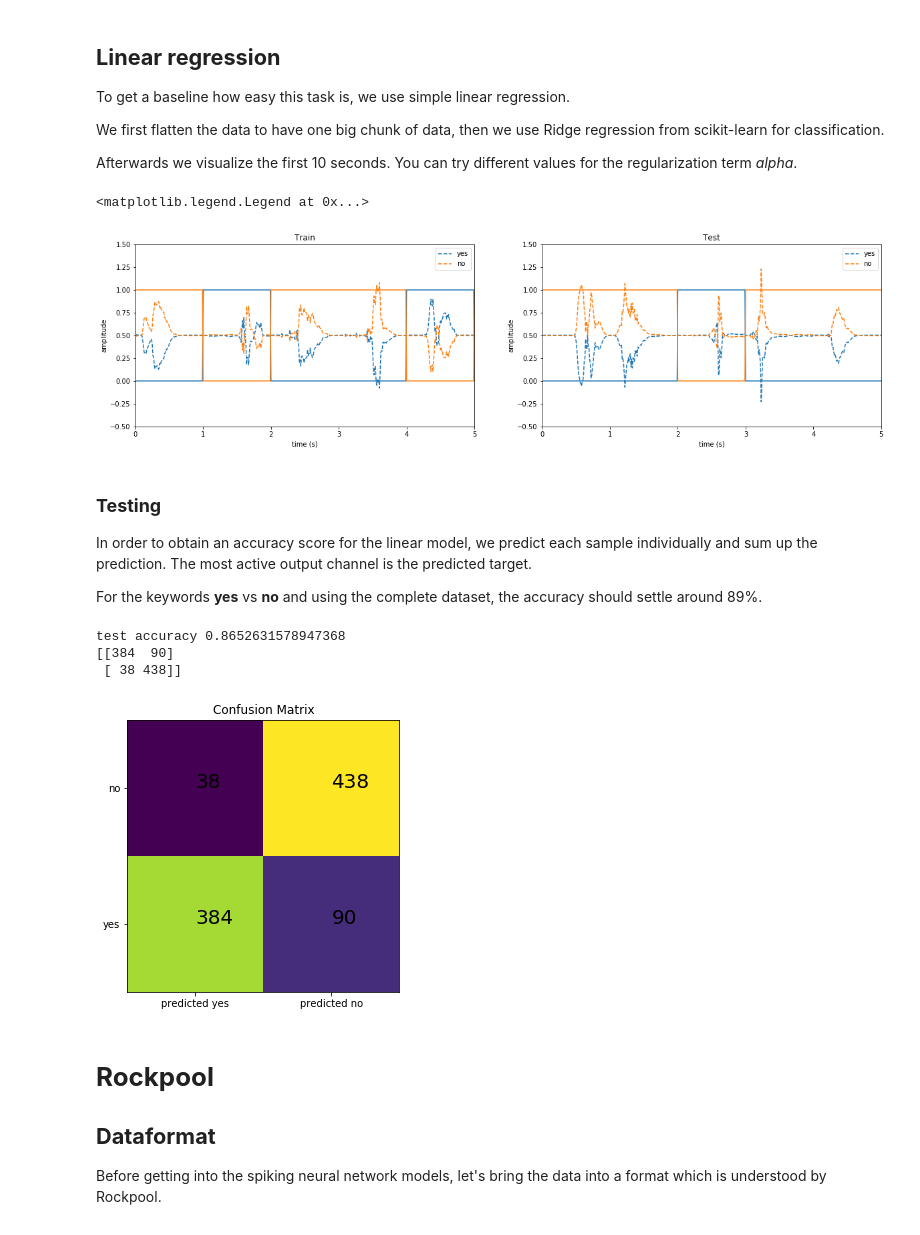
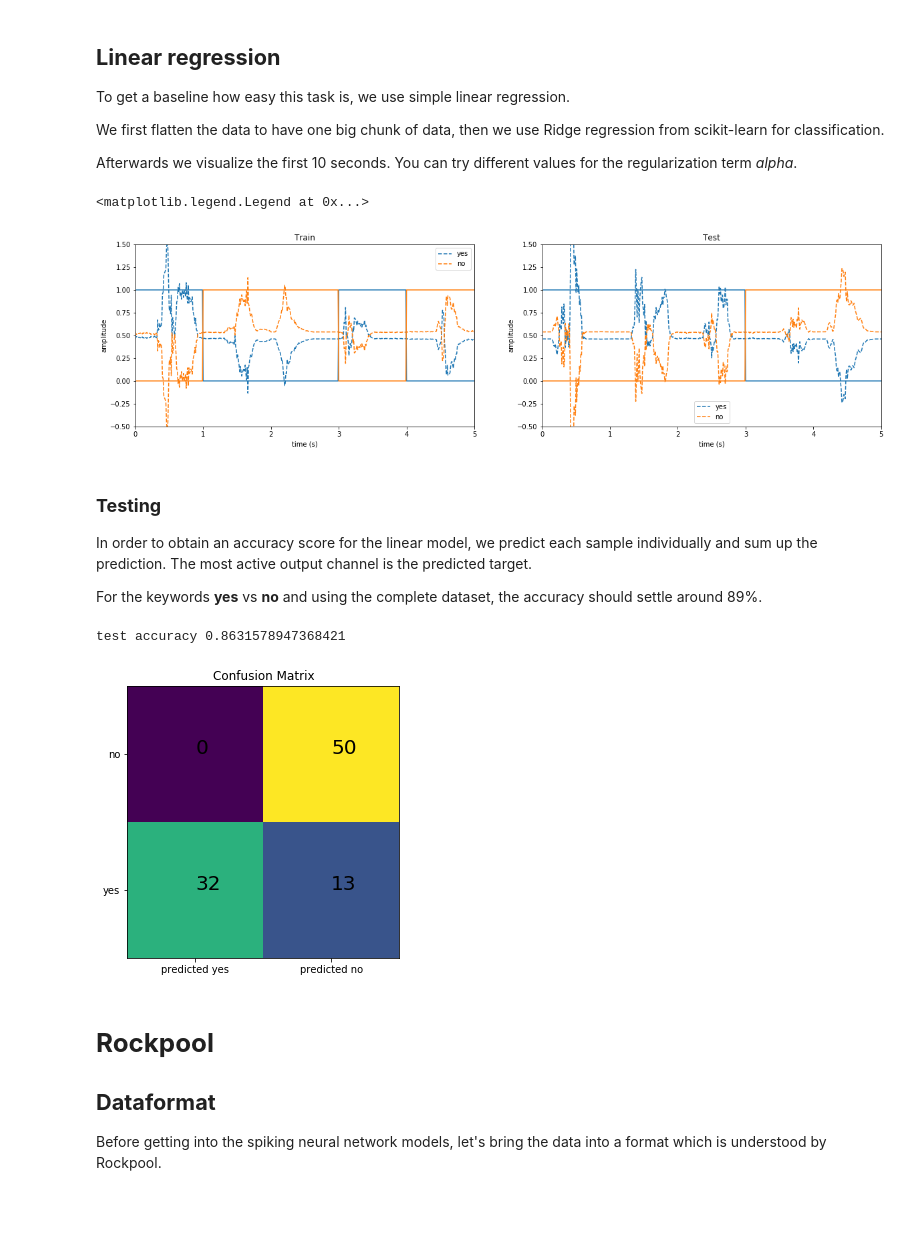
Before and after one commit to synsense/snn-workshop-amld-2020, a Jupyter notebook: Notebooks/AudioProcessing/TwoWordClassifier_Complete.ipynb, the cells around one changed output. Drawn from its saved outputs; the diff is of its cells as text; code cells hidden in the pictures.

```diff
--- a/Notebooks/AudioProcessing/TwoWordClassifier_Complete.ipynb
+++ b/Notebooks/AudioProcessing/TwoWordClassifier_Complete.ipynb
@@ -179,7 +179,7 @@ Available keywords are **yes**, **no**, **left**, **right** and **on**.
 # %%
 from glob2 import glob
 
-percentage = 1.0 # how much data to use
+percentage = 0.1 # how much data to use
 
 keywords = ['yes', 'no'] # options: left, right, on, yes, no
 ratio_train = 0.8
@@ -266,7 +266,7 @@ ax1.plot(test_time, test_targets_flat)
 ax1.legend(keywords)
 # %% [output]
 <matplotlib.legend.Legend at 0x...>
-[figure, old version]
+[figure, new version]
 # %% [markdown]
 ### **Testing**
 
@@ -276,37 +276,35 @@ For the keywords **yes** vs **no** and using the complete dataset, the accuracy
 # %%
 from sklearn.metrics import accuracy_score, confusion_matrix
 
 true_labels = []
 pred_labels = []
 
 for i, d in tqdm(enumerate(test_data)):
     pred = clf.predict(d)
     pred_label = np.argmax(np.sum(pred, axis=0))
     true_label = np.argmax(np.sum(test_targets[i], axis=0))
 
     true_labels.append(true_label)
     pred_labels.append(pred_label)
 
 rr_acc = accuracy_score(true_labels, pred_labels)
 rr_cm = confusion_matrix(true_labels, pred_labels)
 
 print(f"\n\ntest accuracy {rr_acc}")
 
 plt.figure(figsize=(20, 5))
 plt.imshow(rr_cm)
 plt.xlim([-0.5, 1.5])
 plt.ylim([-0.5, 1.5])
 plt.title("Confusion Matrix")
 plt.xticks([0, 1], ["predicted " + k for k in keywords])
 plt.yticks([0, 1], keywords)
 for i, _ in enumerate(rr_cm):
     for j, _ in enumerate(rr_cm[i]):
-        plt.text(j, i, rr_cm[i, j], fontsize=20)
+        plt.text(j, i, rr_cm[i, j], fontsize=20, color='black')
 # %% [output]
-test accuracy 0.8652631578947368
-[[384  90]
- [ 38 438]]
+test accuracy 0.8631578947368421
-[figure, old version]
+[figure, new version]
 # %% [markdown]
 # **Rockpool**
 
```
Also changed, not shown: parts of 10 cells of this notebook.
